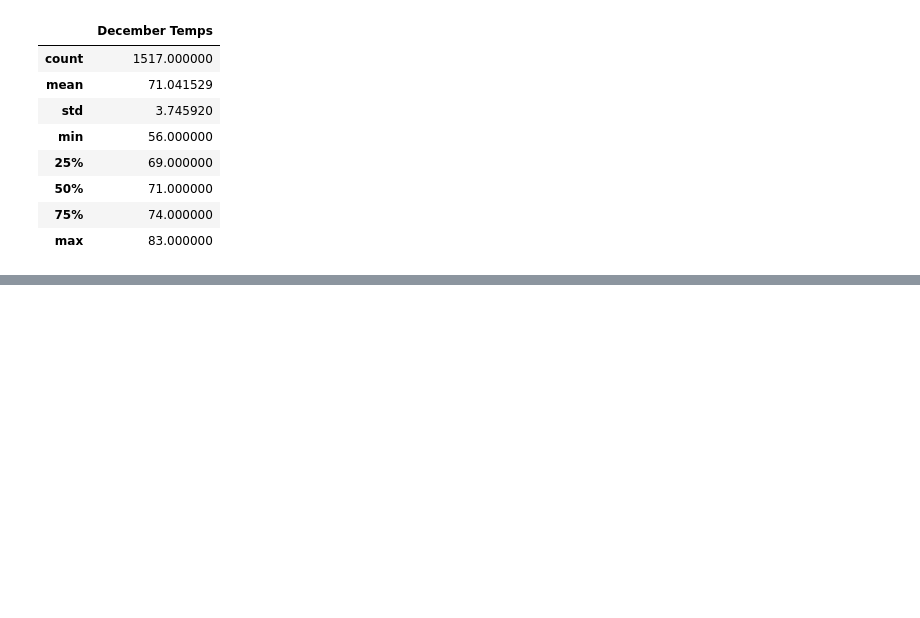
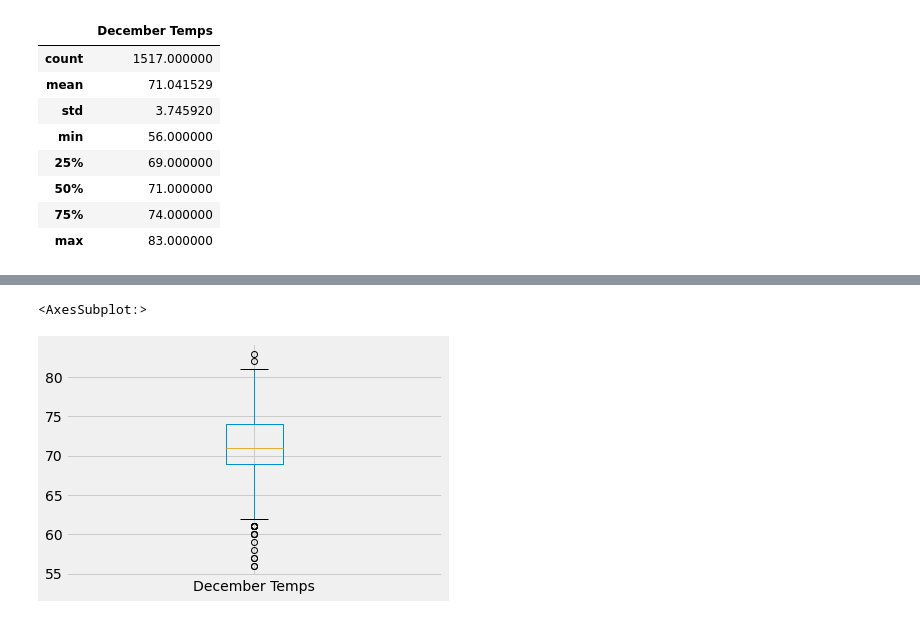
Before and after one commit to rmward17/Surfs_Up, a Jupyter notebook: SurfsUp_Challenge.ipynb, the cells around one changed output, grey strips where cells are left out. Drawn from its saved outputs; the diff is of its cells as text; code cells hidden in the pictures; blank space fills up the shorter version.

```diff
--- a/SurfsUp_Challenge.ipynb
+++ b/SurfsUp_Challenge.ipynb
@@ -121,0 +130,5 @@ dec_df.describe()
+# %%
+dec_df.boxplot()
+# %% [output]
+<AxesSubplot:>
+[figure, added]
```
Also changed, not shown: parts of 11 cells of this notebook, 1 other file.
